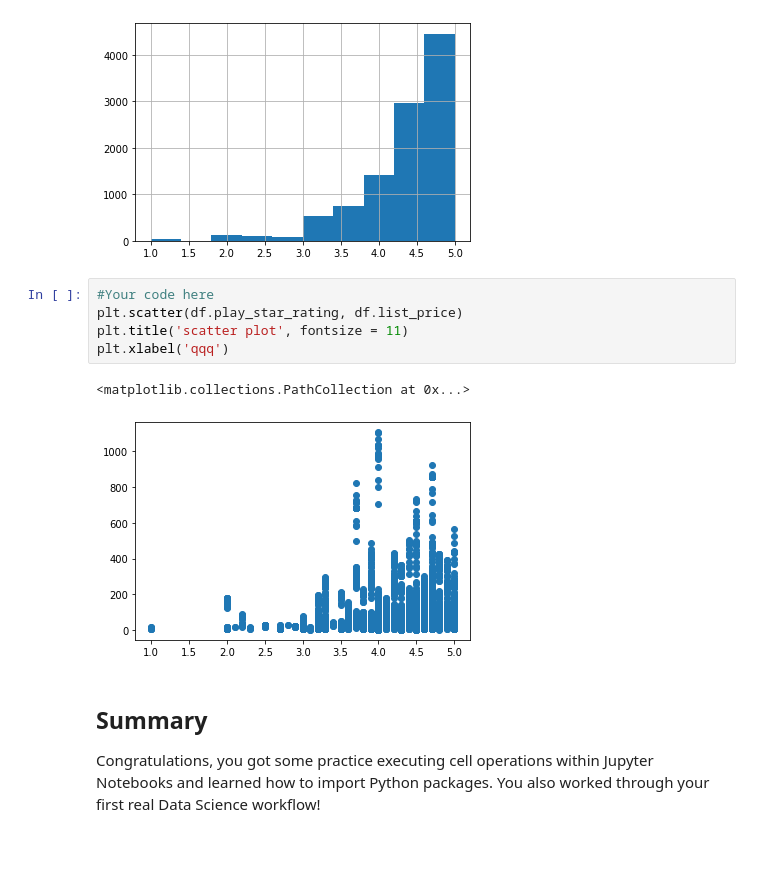
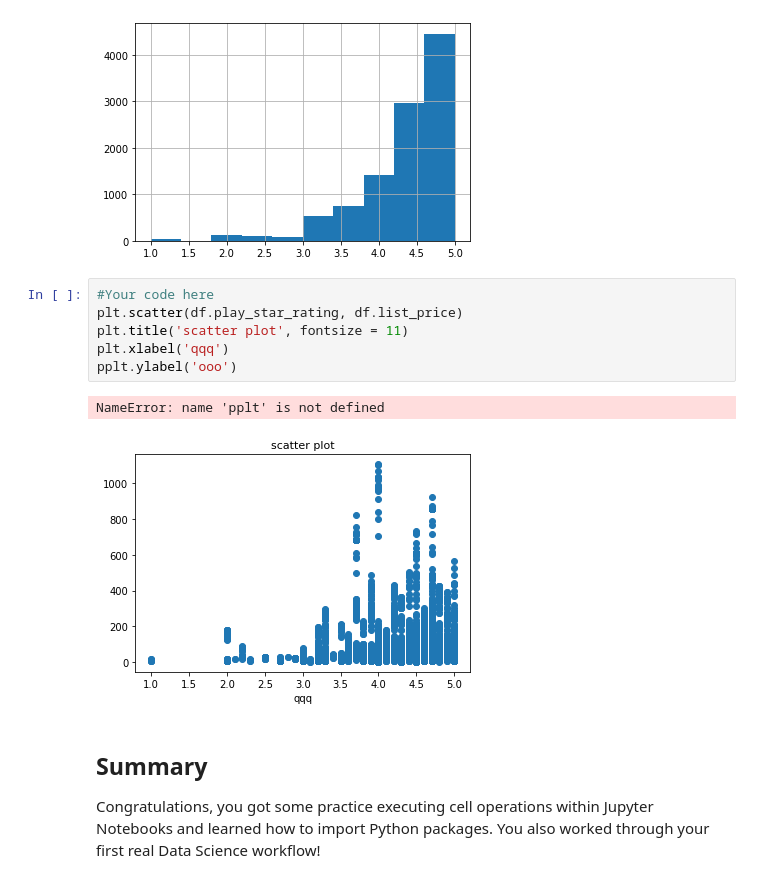
Before and after one commit to gywooo1/dsc-first-codealong-hbs-ds-060120, a Jupyter notebook: index.ipynb, the cells around one changed output. Cells and saved outputs as stored; diff of their text form; blank space fills up the shorter version.

```diff
--- a/index.ipynb
+++ b/index.ipynb
@@ -332,11 +332,12 @@ df.play_star_rating.hist()
 # %%
 #Your code here
 plt.scatter(df.play_star_rating, df.list_price)
 plt.title('scatter plot', fontsize = 11)
 plt.xlabel('qqq')
+pplt.ylabel('ooo')
 # %% [output]
-<matplotlib.collections.PathCollection at 0x...>
+NameError: name 'pplt' is not defined
-[figure, old version]
+[figure, new version]
 # %% [markdown]
 ## Summary
 
```
